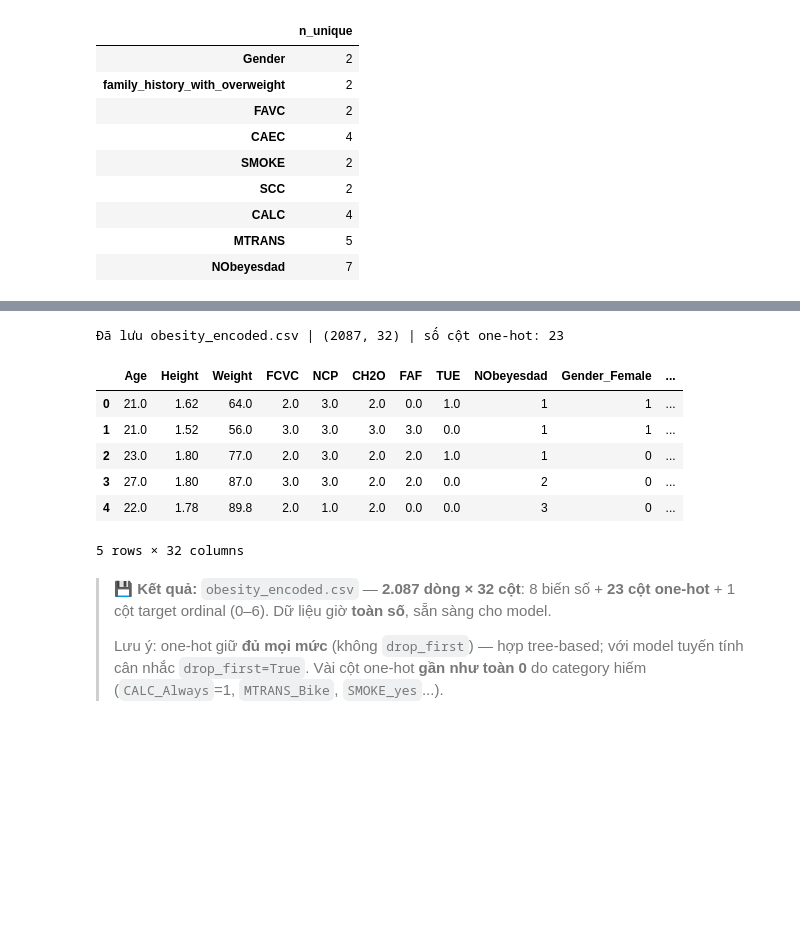
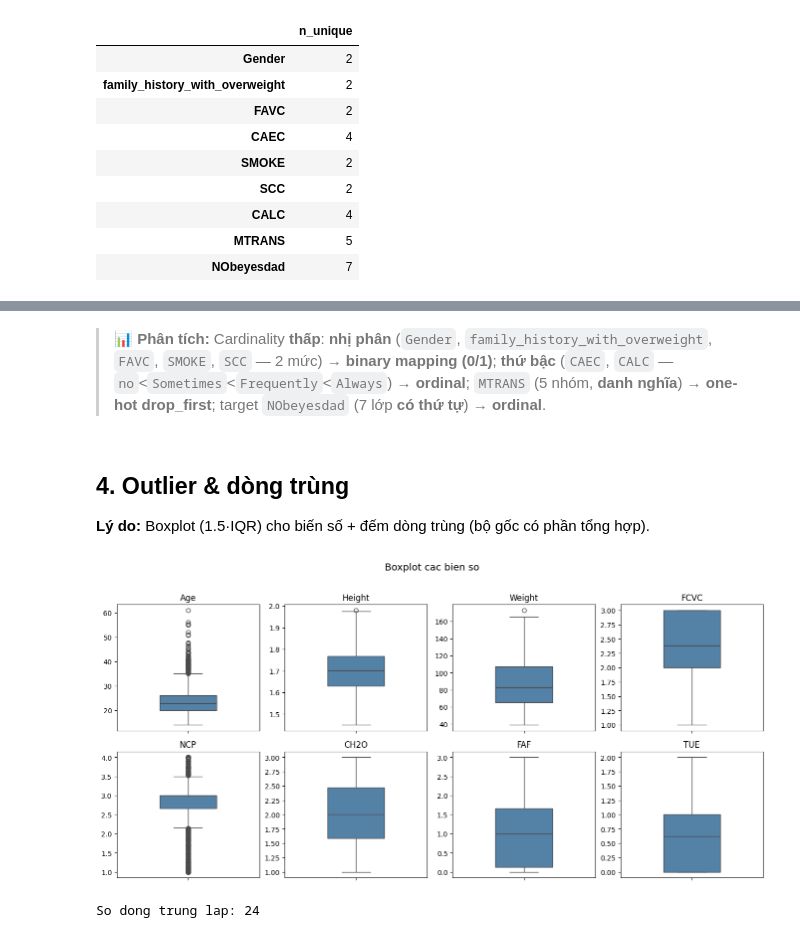
Before and after one commit to AIVIETNAM-AIO-Tuan/AIO-Conquer, a Jupyter notebook: Data/preproc_obesity.ipynb, the cells around one changed output, grey strips where cells are left out. Drawn from its saved outputs; the diff is of its cells as text; code cells hidden in the pictures; blank space fills up the shorter version.

```diff
--- a/Data/preproc_obesity.ipynb
+++ b/Data/preproc_obesity.ipynb
@@ -113,9 +140,0 @@ df[cat_cols].nunique().to_frame('n_unique')
-# %%
-import seaborn as sns
-n = len(num_cols); ncols = 4; nrows = int(np.ceil(n/ncols))
-fig, axes = plt.subplots(nrows, ncols, figsize=(ncols*3.5, nrows*3.5)); axes = axes.flatten()
-for i, c in enumerate(num_cols):
-    sns.boxplot(y=df[c], ax=axes[i], color='steelblue', width=0.4); axes[i].set_title(c); axes[i].set_ylabel('')
-for j in range(n, len(axes)): axes[j].set_visible(False)
-plt.suptitle('Boxplot các biến số', fontsize=15, y=1.02); plt.tight_layout(); plt.show()
-print('Số dòng trùng lặp:', int(df.duplicated().sum()))
@@ -162,23 +140,0 @@ biến phân loại↔target. Cả hai ∈ [0,1], so được độ mạnh liên
-# %%
-from scipy.stats import chi2_contingency
-def correlation_ratio(categories, values):  # numeric vs categorical target
-    t = pd.DataFrame({'c': categories, 'v': values}).dropna()
-    v = t['v'].values; c = t['c'].values
-    sst = ((v - v.mean())**2).sum()
-    if sst == 0: return 0.0
-    return np.sqrt(sum(len(v[c==k])*(v[c==k].mean()-v.mean())**2 for k in pd.unique(c))/sst)
-def cramers_v(x, y):
-    ct = pd.crosstab(x, y); chi2 = chi2_contingency(ct)[0]; nn = ct.sum().sum()
-    r, k = ct.shape
-    return np.sqrt((chi2/nn) / min(r-1, k-1))
-
-TARGET = 'NObeyesdad'
-rec = []
-for c in num_cols:
-    rec.append({'feature': c, 'strength': correlation_ratio(df[TARGET], df[c]), 'type': 'numeric (η)'})
-for c in [x for x in cat_cols if x != TARGET]:
-    rec.append({'feature': c, 'strength': cramers_v(df[c], df[TARGET]), 'type': "category (Cramér's V)"})
-assoc = pd.DataFrame(rec).sort_values('strength', ascending=False).reset_index(drop=True)
-print(assoc)
-sns.barplot(data=assoc, y='feature', x='strength', hue='type', dodge=False)
-plt.title('Ảnh hưởng lên NObeyesdad'); plt.xlim(0,1); plt.tight_layout(); plt.show()
@@ -235,28 +141,19 @@ One-hot không đụng tới target nên **không gây leakage**; ordinal target
-# %%
-# One-hot cho biến phân loại (trừ target); giữ nguyên biến số
-cat_features = [c for c in df_processed.select_dtypes(exclude=np.number).columns if c != 'NObeyesdad']
-df_encoded = pd.get_dummies(df_processed, columns=cat_features)
-bool_cols = df_encoded.select_dtypes(include='bool').columns
-df_encoded[bool_cols] = df_encoded[bool_cols].astype(int)   # one-hot bool -> 0/1
-
-# Ordinal encode target theo thứ tự mức béo
-obesity_order = ['Insufficient_Weight', 'Normal_Weight', 'Overweight_Level_I', 'Overweight_Level_II',
-                 'Obesity_Type_I', 'Obesity_Type_II', 'Obesity_Type_III']
-df_encoded['NObeyesdad'] = df_encoded['NObeyesdad'].map({k: i for i, k in enumerate(obesity_order)})
-
-df_encoded.to_csv('obesity_encoded.csv', index=False)
-print('Đã lưu obesity_encoded.csv |', df_encoded.shape, '| số cột one-hot:', len(bool_cols))
-df_encoded.head()
-# %% [output]
-Đã lưu obesity_encoded.csv | (2087, 32) | số cột one-hot: 23
-|  | Age | Height | Weight | FCVC | NCP | CH2O | FAF | TUE | NObeyesdad | Gender_Female | ... |
-| 0 | 21.0 | 1.62 | 64.0 | 2.0 | 3.0 | 2.0 | 0.0 | 1.0 | 1 | 1 | ... |
-| 1 | 21.0 | 1.52 | 56.0 | 3.0 | 3.0 | 3.0 | 3.0 | 0.0 | 1 | 1 | ... |
-| 2 | 23.0 | 1.80 | 77.0 | 2.0 | 3.0 | 2.0 | 2.0 | 1.0 | 1 | 0 | ... |
-| 3 | 27.0 | 1.80 | 87.0 | 3.0 | 3.0 | 2.0 | 2.0 | 0.0 | 2 | 0 | ... |
-| 4 | 22.0 | 1.78 | 89.8 | 2.0 | 1.0 | 2.0 | 0.0 | 0.0 | 3 | 0 | ... |
-5 rows × 32 columns
-# %% [markdown]
-> 💾 **Kết quả:** `obesity_encoded.csv` — **2.087 dòng × 32 cột**: 8 biến số + **23 cột one-hot** + 1 cột target ordinal (0–6). Dữ liệu giờ **toàn số**, sẵn sàng cho model.
->
-> Lưu ý: one-hot giữ **đủ mọi mức** (không `drop_first`) — hợp tree-based; với model tuyến tính cân nhắc `drop_first=True`. Vài cột one-hot **gần như toàn 0** do category hiếm (`CALC_Always`=1, `MTRANS_Bike`, `SMOKE_yes`...).
+# %% [markdown]
+> 📊 **Phân tích:** Cardinality **thấp**: **nhị phân** (`Gender`, `family_history_with_overweight`, `FAVC`,
+> `SMOKE`, `SCC` — 2 mức) → **binary mapping (0/1)**; **thứ bậc** (`CAEC`, `CALC` — `no`<`Sometimes`<`Frequently`<`Always`)
+> → **ordinal**; `MTRANS` (5 nhóm, **danh nghĩa**) → **one-hot drop_first**; target `NObeyesdad` (7 lớp **có thứ tự**) → **ordinal**.
+# %% [markdown]
+## 4. Outlier & dòng trùng
+
+**Lý do:** Boxplot (1.5·IQR) cho biến số + đếm dòng trùng (bộ gốc có phần tổng hợp).
+# %%
+n = len(num_cols); ncols = 4; nrows = int(np.ceil(n/ncols))
+fig, axes = plt.subplots(nrows, ncols, figsize=(ncols*3.4, nrows*3.2)); axes = axes.flatten()
+for i, c in enumerate(num_cols):
+    sns.boxplot(y=df[c], ax=axes[i], color='steelblue', width=0.4); axes[i].set_title(c); axes[i].set_ylabel('')
+for j in range(n, len(axes)): axes[j].set_visible(False)
+plt.suptitle('Boxplot cac bien so', fontsize=14, y=1.02); plt.tight_layout(); plt.show()
+print('So dong trung lap:', int(df.duplicated().sum()))
+# %% [output]
+[figure, added]
+So dong trung lap: 24
```
Also changed, not shown: parts of 51 cells of this notebook, 6 other files.
